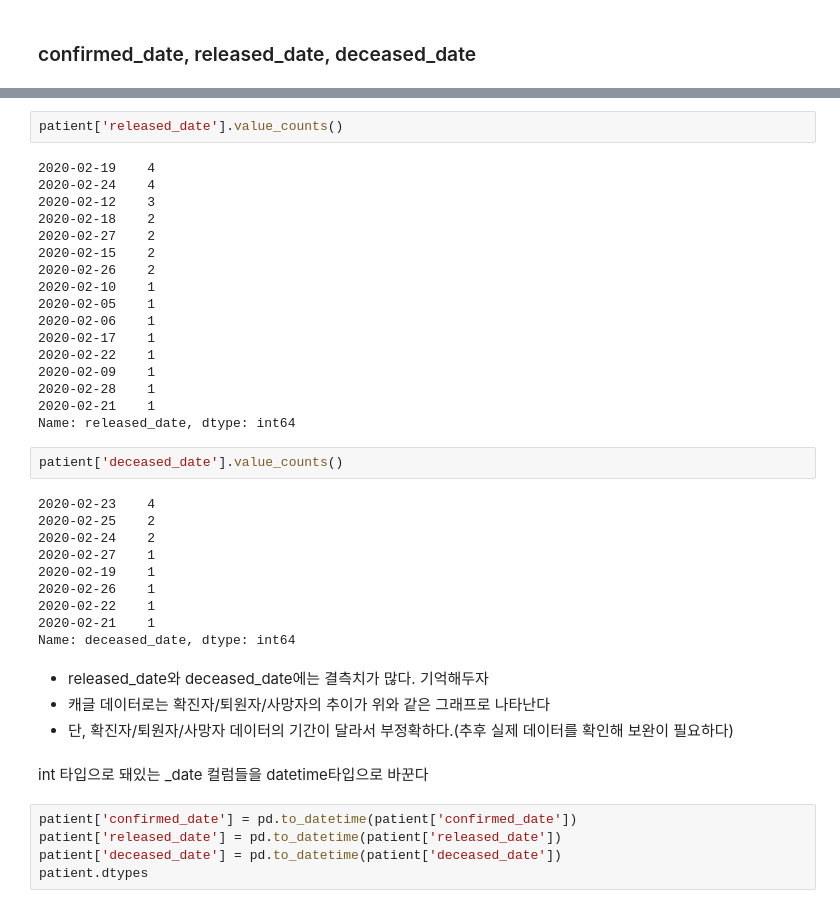
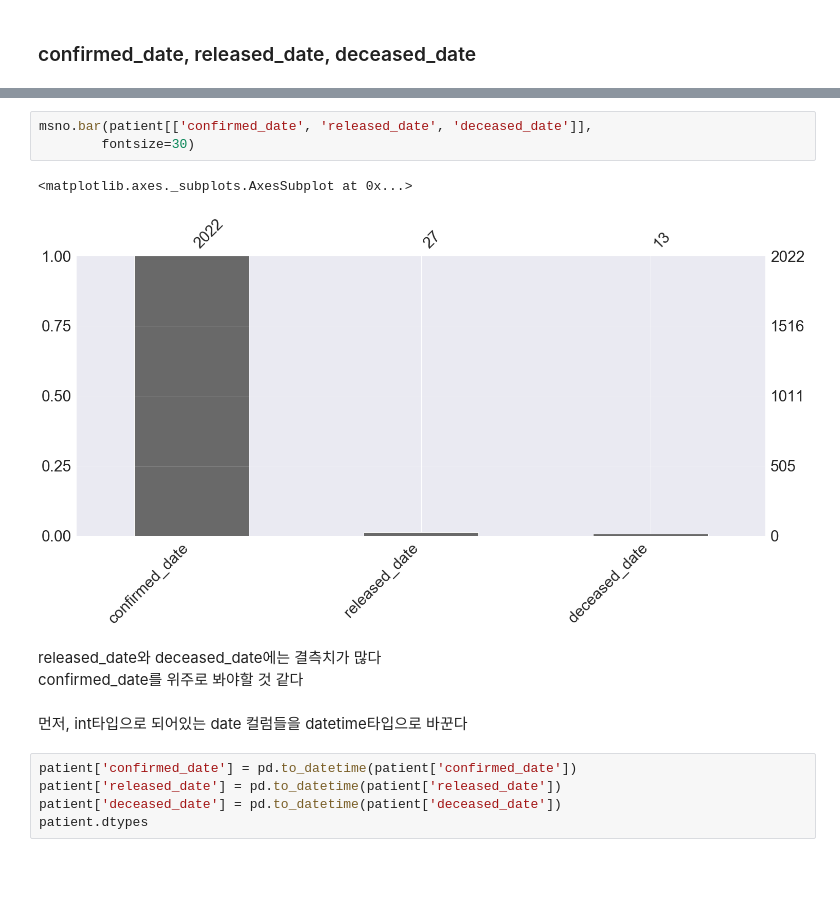
Before and after one commit to Aliasss/2020project, a Jupyter notebook: corona_kaggle_data.ipynb, the cells around one changed output, grey strips where cells are left out. Cells and saved outputs as stored; diff of their text form; blank space fills up the shorter version.

```diff
--- a/corona_kaggle_data.ipynb
+++ b/corona_kaggle_data.ipynb
@@ -300,40 +269,14 @@ Name: confirmed_date, dtype: int64
-# %%
-patient['released_date'].value_counts()
-# %% [output]
-2020-02-19    4
-2020-02-24    4
-2020-02-12    3
-2020-02-18    2
-2020-02-27    2
-2020-02-15    2
-2020-02-26    2
-2020-02-10    1
-2020-02-05    1
-2020-02-06    1
-2020-02-17    1
-2020-02-22    1
-2020-02-09    1
-2020-02-28    1
-2020-02-21    1
-Name: released_date, dtype: int64
-# %%
-patient['deceased_date'].value_counts()
-# %% [output]
-2020-02-23    4
-2020-02-25    2
-2020-02-24    2
-2020-02-27    1
-2020-02-19    1
-2020-02-26    1
-2020-02-22    1
-2020-02-21    1
-Name: deceased_date, dtype: int64
-# %% [markdown]
-- released_date와 deceased_date에는 결측치가 많다. 기억해두자
-- 캐글 데이터로는 확진자/퇴원자/사망자의 추이가 위와 같은 그래프로 나타난다
-- 단, 확진자/퇴원자/사망자 데이터의 기간이 달라서 부정확하다.(추후 실제 데이터를 확인해 보완이 필요하다)
-# %% [markdown]
-int 타입으로 돼있는 _date 컬럼들을 datetime타입으로 바꾼다
+# %%
+msno.bar(patient[['confirmed_date', 'released_date', 'deceased_date']],
+        fontsize=30)
+# %% [output]
+<matplotlib.axes._subplots.AxesSubplot at 0x...>
+[figure, added]
+# %% [markdown]
+released_date와 deceased_date에는 결측치가 많다
+confirmed_date를 위주로 봐야할 것 같다
+# %% [markdown]
+먼저, int타입으로 되어있는 date 컬럼들을 datetime타입으로 바꾼다
 # %%
 patient['confirmed_date'] = pd.to_datetime(patient['confirmed_date'])
 patient['released_date'] = pd.to_datetime(patient['released_date'])
```
Also changed, not shown: parts of 37 cells of this notebook.
